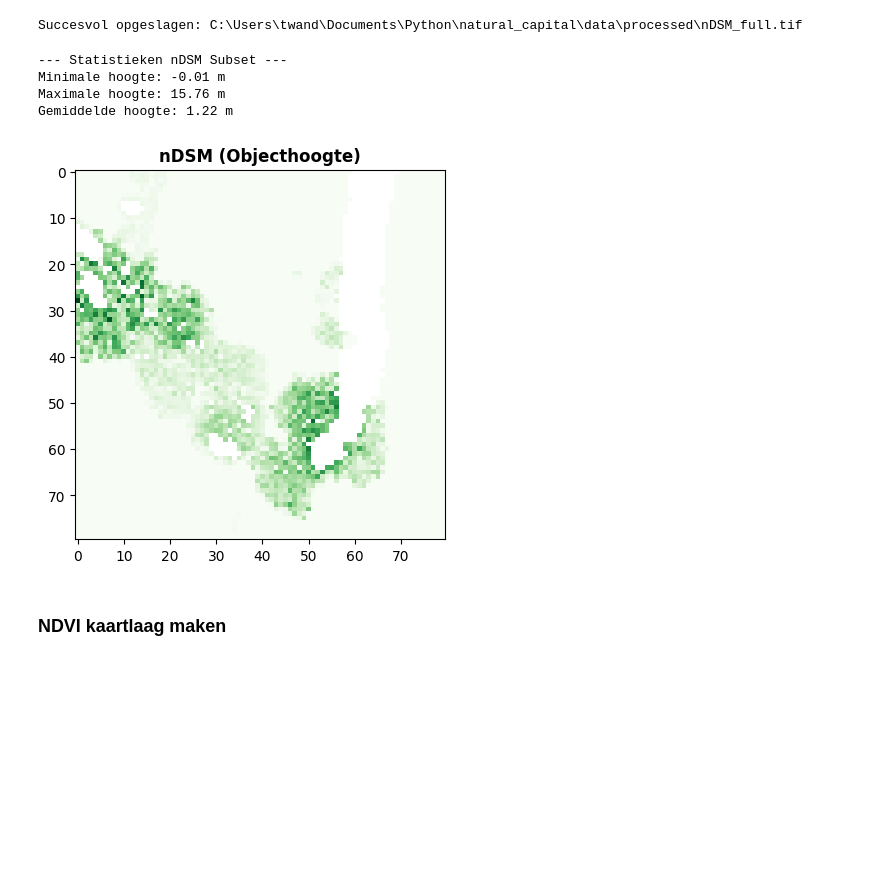
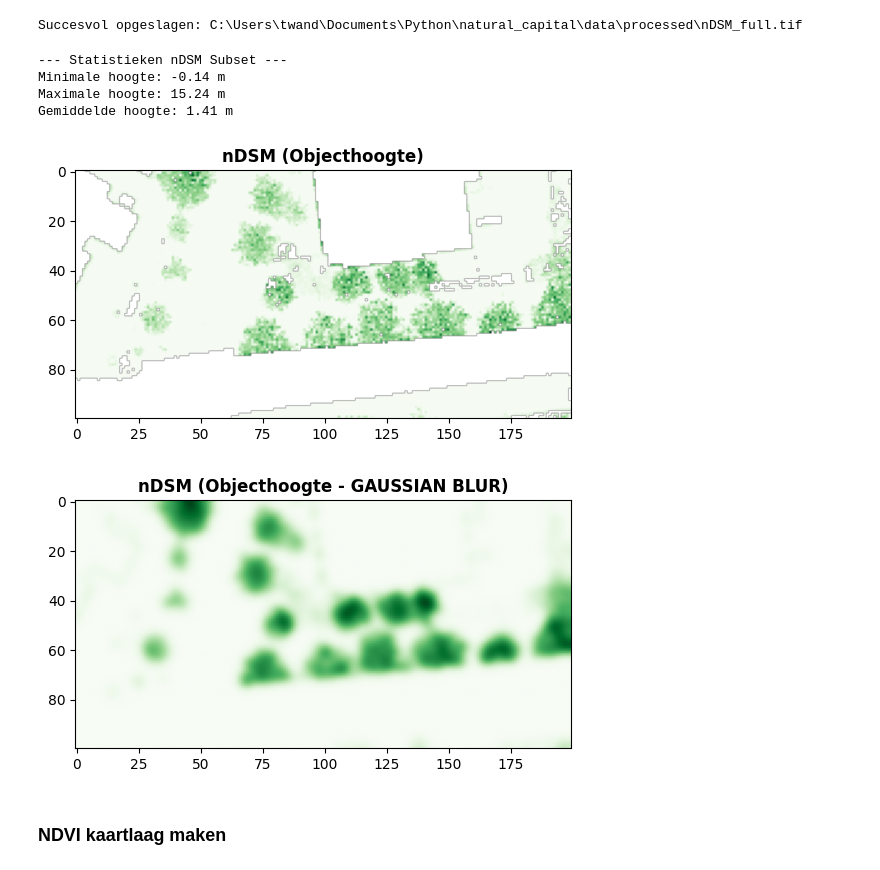
Before and after one commit to TwandeK/natural_capital_account, a Jupyter notebook: notebooks/bomen.ipynb, the cells around one changed output. Saved outputs shown, nothing was run; the diff lists cells and outputs as text; code cells hidden in the pictures; blank space fills up the shorter version.

```diff
--- a/notebooks/bomen.ipynb
+++ b/notebooks/bomen.ipynb
@@ -445,23 +644,32 @@ print(f"Succesvol opgeslagen: {tif_output_mosaic_ndsm}")
 # %% [output]
 Succesvol opgeslagen: C:\Users\twand\Documents\Python\natural_capital\data\processed\nDSM_full.tif
 # %%
-#test of nDSM werkt
-import numpy as np
-
+#TEST of nDSM werkt
 tif_output_mosaic_ndsm = proces_data_dir / "nDSM_full.tif"
-my_window = Window(col_off=6600, row_off=6180, width=80, height=80)
+my_window = Window(col_off=9450, row_off=11850, width=200, height=100) #klein stuk van de kaart inladen
 with rio.open(tif_output_mosaic_ndsm) as src_ndsm:
     subset = src_ndsm.read(1, window=my_window, masked=True)
 
     print(f"--- Statistieken nDSM Subset ---")
     print(f"Minimale hoogte: {subset.min():.2f} m")
     print(f"Maximale hoogte: {subset.max():.2f} m")
     print(f"Gemiddelde hoogte: {subset.mean():.2f} m")
 
     show(subset, cmap='Greens', title='nDSM (Objecthoogte)')
 # %% [output]
 --- Statistieken nDSM Subset ---
-Minimale hoogte: -0.01 m
-Maximale hoogte: 15.76 m
-Gemiddelde hoogte: 1.22 m
+Minimale hoogte: -0.14 m
+Maximale hoogte: 15.24 m
+Gemiddelde hoogte: 1.41 m
-[figure, old version]
+[figure, new version]
+# %%
+from scipy.ndimage import gaussian_filter
+tif_output_mosaic_ndsm = proces_data_dir / "nDSM_full.tif"
+my_window = Window(col_off=9450, row_off=11850, width=200, height=100) #klein stuk van de kaart inladen
+with rio.open(tif_output_mosaic_ndsm) as src_ndsm:
+    subset_masked = src_ndsm.read(1, window=my_window, masked=True)
+    subset_filled = subset_masked.filled(0)
+    height_blurred = gaussian_filter(subset_filled, sigma=2)
+    show(height_blurred, cmap='Greens', title='nDSM (Objecthoogte - GAUSSIAN BLUR)')
+# %% [output]
+[figure, added]
```
Also changed, not shown: parts of 65 cells of this notebook, 3 other files.
